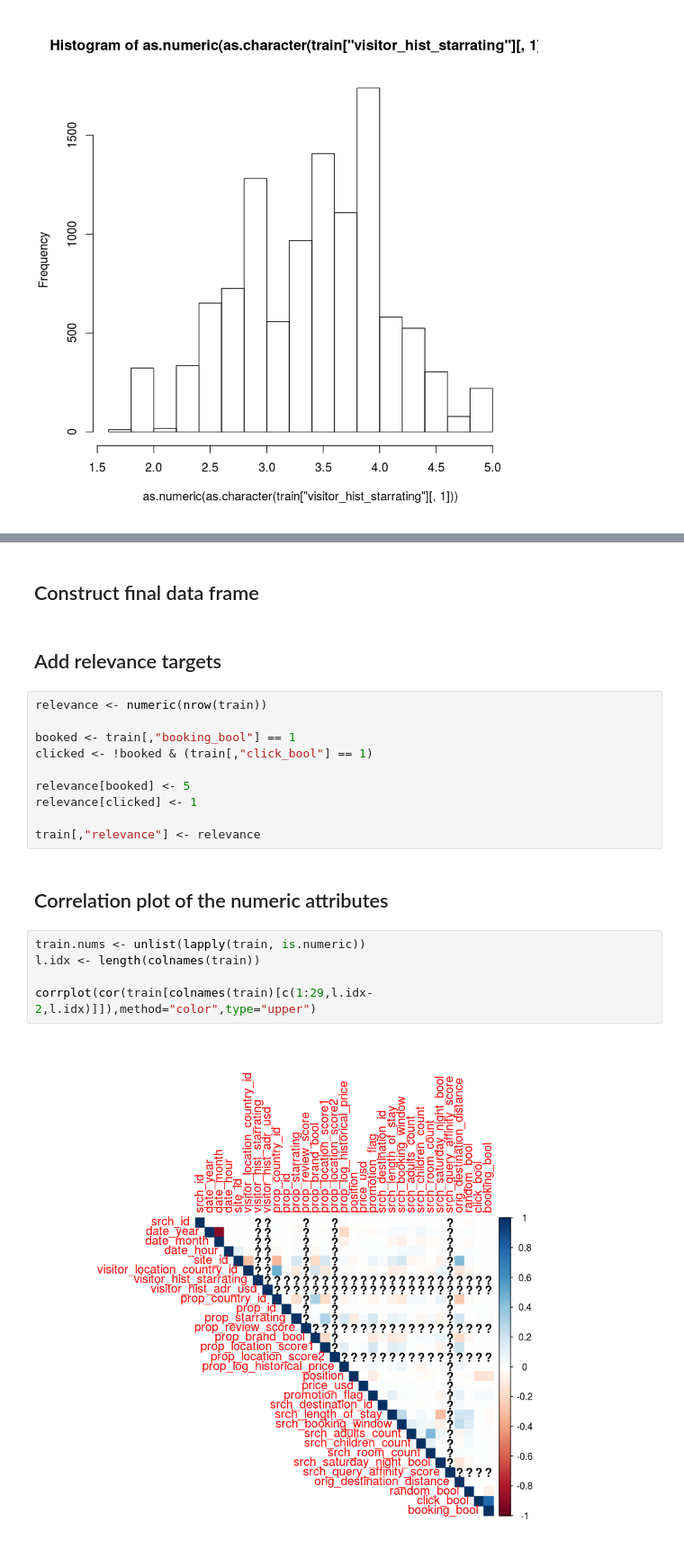
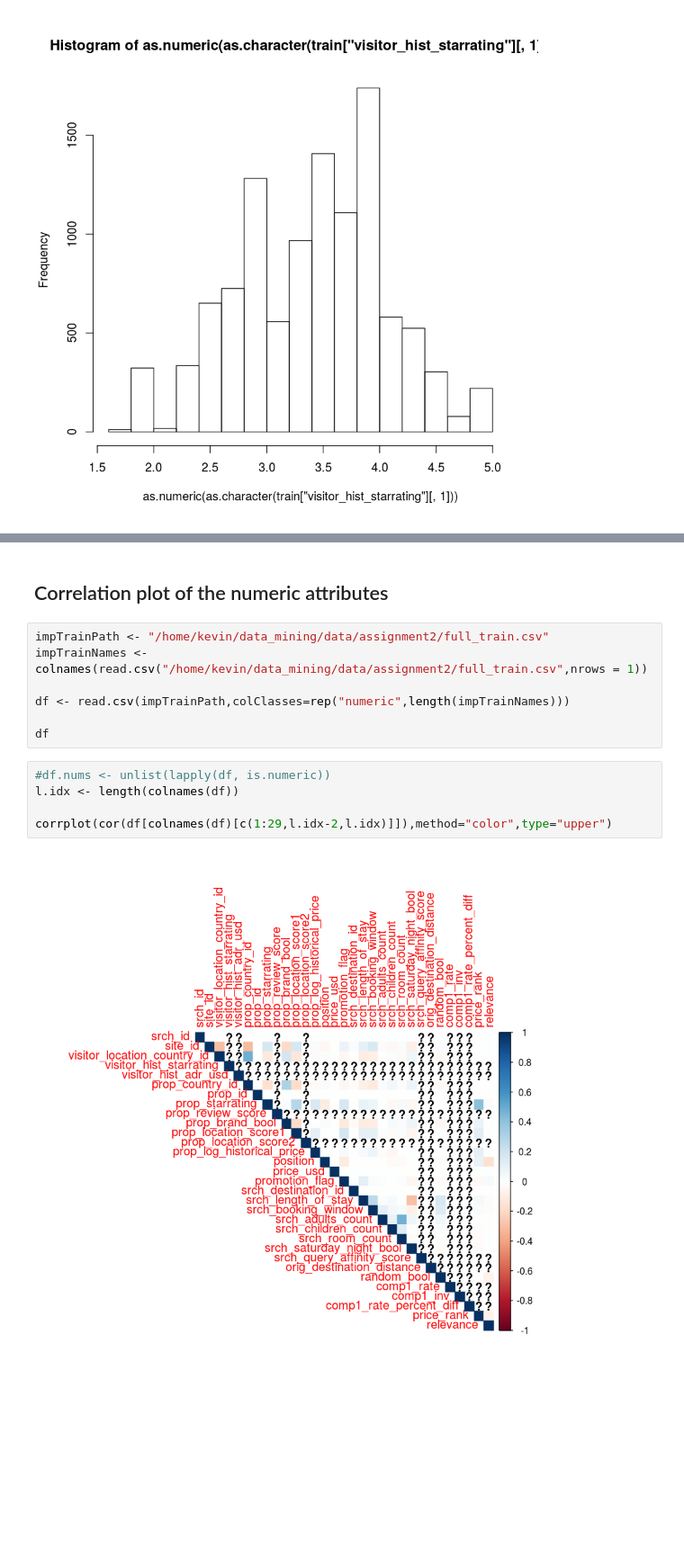
Before and after one commit to silesbu/dmt41, a Jupyter notebook: assignment2/R_analysis_assignment_2.ipynb, the cells around one changed output, grey strips where cells are left out. Shown at 90% size. Cells and saved outputs as stored; diff of their text form; blank space fills up the shorter version.

```diff
--- a/assignment2/R_analysis_assignment_2.ipynb
+++ b/assignment2/R_analysis_assignment_2.ipynb
@@ -376,23 +376,16 @@ hist(as.numeric(as.character(train["visitor_hist_starrating"][,1])))
-# %% [markdown]
-## Construct final data frame
-# %% [markdown]
-## Add relevance targets
-# %%
-relevance <- numeric(nrow(train))
-
-booked <- train[,"booking_bool"] == 1
-clicked <- !booked & (train[,"click_bool"] == 1)
-
-relevance[booked] <- 5
-relevance[clicked] <- 1
-
-train[,"relevance"] <- relevance
 # %% [markdown]
 ## Correlation plot of the numeric attributes
+# %%
+impTrainPath <- "/home/kevin/data_mining/data/assignment2/full_train.csv"
+impTrainNames <- colnames(read.csv("/home/kevin/data_mining/data/assignment2/full_train.csv",nrows = 1))
+
+df <- read.csv(impTrainPath,colClasses=rep("numeric",length(impTrainNames)))
+
+df
 # %%
-train.nums <- unlist(lapply(train, is.numeric))
-l.idx <- length(colnames(train))
+#df.nums <- unlist(lapply(df, is.numeric))
+l.idx <- length(colnames(df))
 
-corrplot(cor(train[colnames(train)[c(1:29,l.idx-2,l.idx)]]),method="color",type="upper")
+corrplot(cor(df[colnames(df)[c(1:29,l.idx-2,l.idx)]]),method="color",type="upper")
 # %% [output]
-[figure, old version]
+[figure, new version]
```
Also changed, not shown: parts of 4 cells of this notebook, 2 other files.
